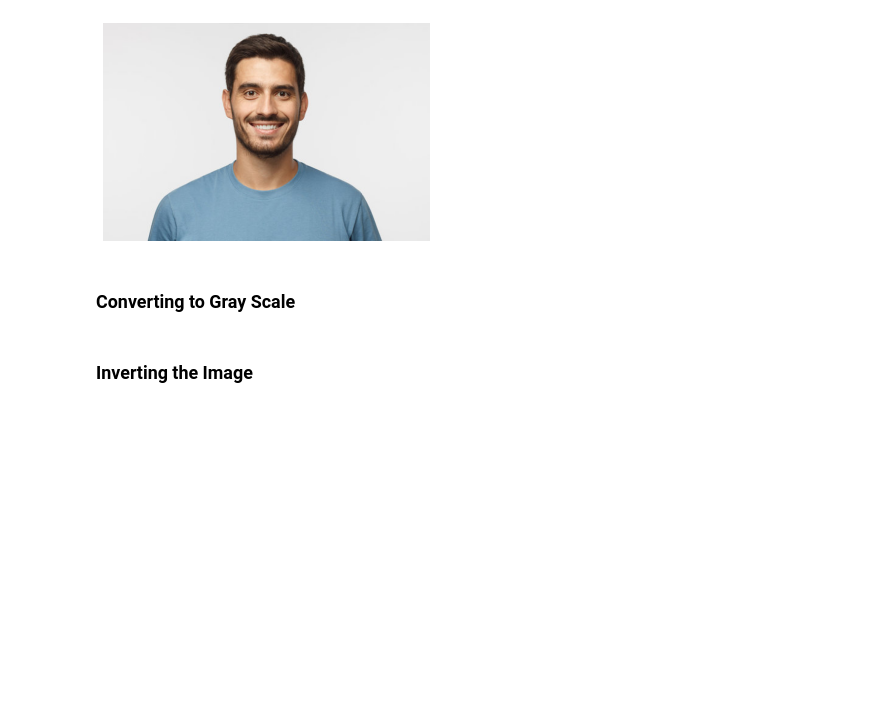
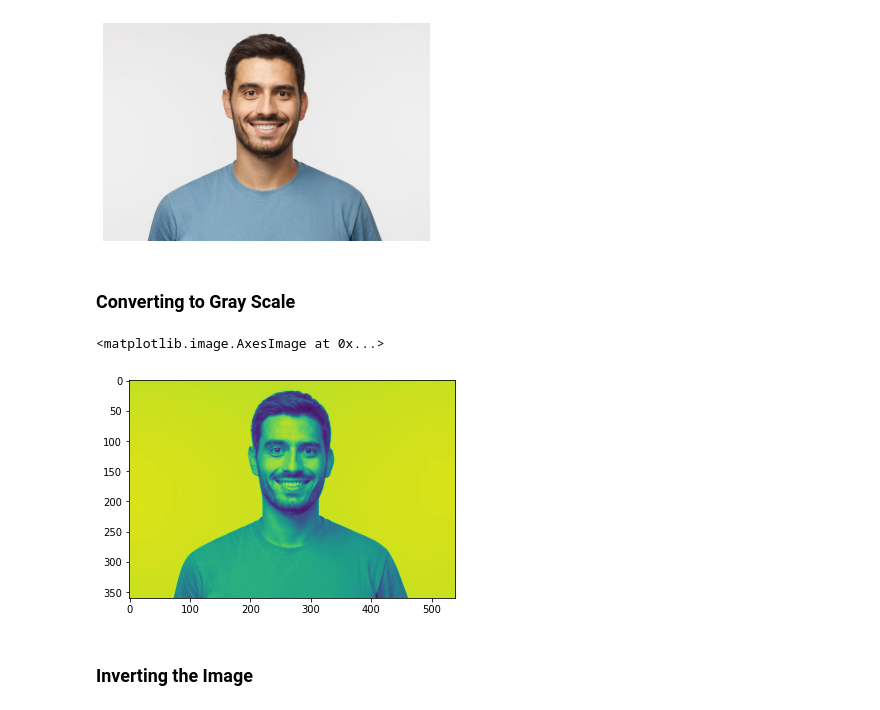
Before and after one commit to Parth442002/pysketch, a Jupyter notebook: Prototype.ipynb, the cells around one changed output. Saved outputs shown, nothing was run; the diff lists cells and outputs as text; code cells hidden in the pictures; blank space fills up the shorter version.

```diff
--- a/Prototype.ipynb
+++ b/Prototype.ipynb
@@ -22,6 +22,11 @@ plt.show()
 ### Converting to Gray Scale
 # %%
 grey_img=cv2.cvtColor(img, cv2.COLOR_BGR2GRAY)
+# %%
+plt.imshow(grey_img)
+# %% [output]
+<matplotlib.image.AxesImage at 0x...>
+[figure, added]
 # %% [markdown]
 ### Inverting the Image
 # %%
```
Also changed, not shown: parts of 7 cells of this notebook, 2 other files.
